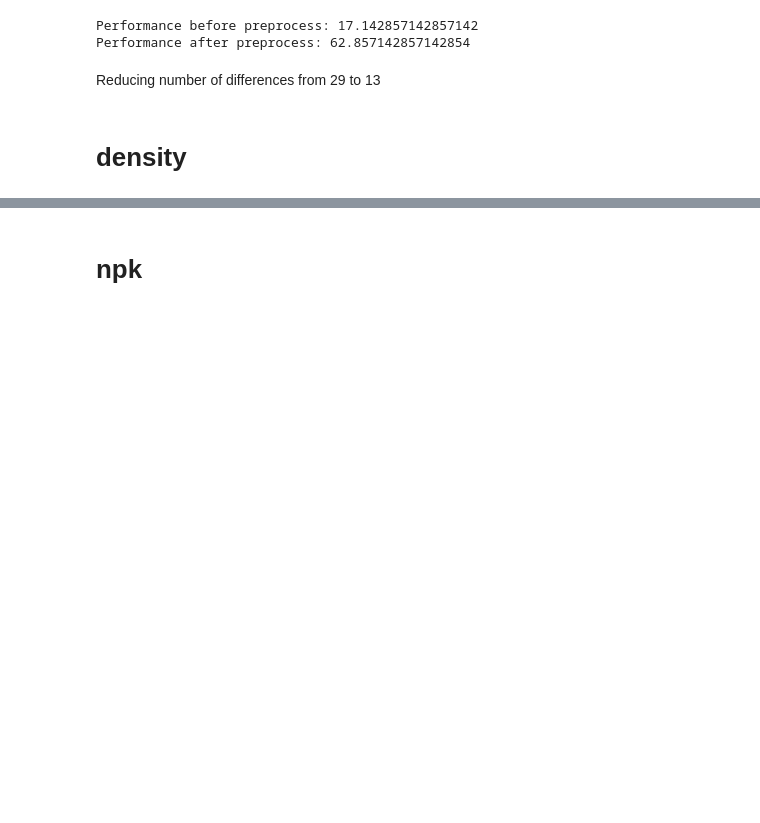
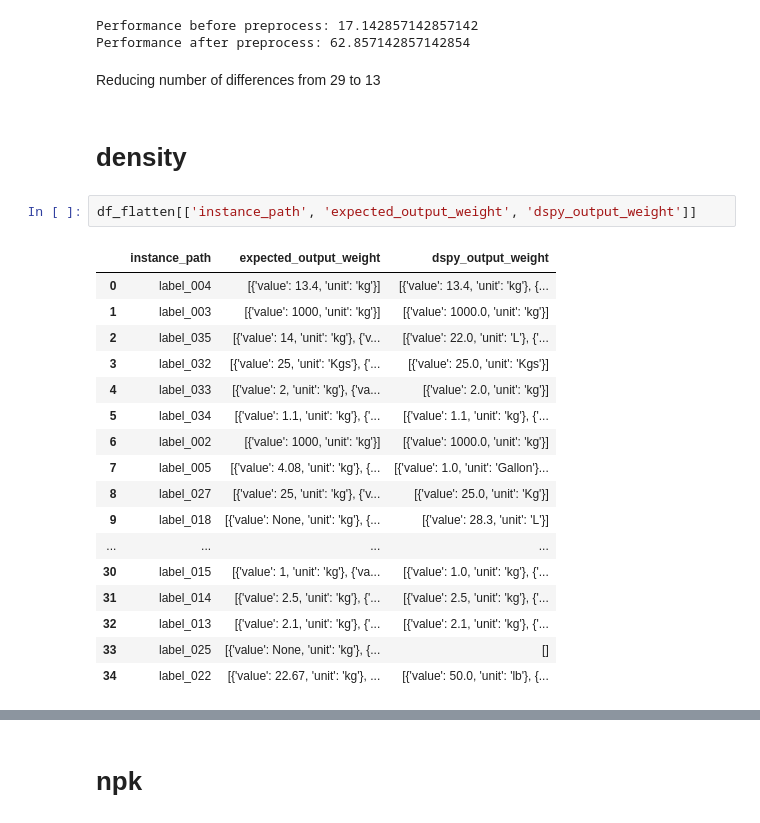
Before and after one commit to ai-cfia/fertiscan-pipeline, a Jupyter notebook: notebooks/metric.ipynb, the cells around one changed output, grey strips where cells are left out. Drawn from its saved outputs; the diff is of its cells as text; blank space fills up the shorter version.

```diff
--- a/notebooks/metric.ipynb
+++ b/notebooks/metric.ipynb
@@ -1254,8 +1281,28 @@ print("Performance after preprocess:", len(df_flatten[df_flatten['expected_outpu
 # %% [output]
 Performance before preprocess: 17.142857142857142
 Performance after preprocess: 62.857142857142854
-# %% [markdown]
-Reducing number of differences from 29 to 13
+# %% [markdown]
+Reducing number of differences from 29 to 13
 # %% [markdown]
 # density
+# %%
+df_flatten[['instance_path', 'expected_output_weight', 'dspy_output_weight']]
+# %% [output]
+|  | instance_path | expected_output_weight | dspy_output_weight |
+| 0 | label_004 | [{'value': 13.4, 'unit': 'kg'}] | [{'value': 13.4, 'unit': 'kg'}, {... |
+| 1 | label_003 | [{'value': 1000, 'unit': 'kg'}] | [{'value': 1000.0, 'unit': 'kg'}] |
+| 2 | label_035 | [{'value': 14, 'unit': 'kg'}, {'v... | [{'value': 22.0, 'unit': 'L'}, {'... |
+| 3 | label_032 | [{'value': 25, 'unit': 'Kgs'}, {'... | [{'value': 25.0, 'unit': 'Kgs'}] |
+| 4 | label_033 | [{'value': 2, 'unit': 'kg'}, {'va... | [{'value': 2.0, 'unit': 'kg'}] |
+| 5 | label_034 | [{'value': 1.1, 'unit': 'kg'}, {'... | [{'value': 1.1, 'unit': 'kg'}, {'... |
+| 6 | label_002 | [{'value': 1000, 'unit': 'kg'}] | [{'value': 1000.0, 'unit': 'kg'}] |
+| 7 | label_005 | [{'value': 4.08, 'unit': 'kg'}, {... | [{'value': 1.0, 'unit': 'Gallon'}... |
+| 8 | label_027 | [{'value': 25, 'unit': 'kg'}, {'v... | [{'value': 25.0, 'unit': 'Kg'}] |
+| 9 | label_018 | [{'value': None, 'unit': 'kg'}, {... | [{'value': 28.3, 'unit': 'L'}] |
+| ... | ... | ... | ... |
+| 30 | label_015 | [{'value': 1, 'unit': 'kg'}, {'va... | [{'value': 1.0, 'unit': 'kg'}, {'... |
+| 31 | label_014 | [{'value': 2.5, 'unit': 'kg'}, {'... | [{'value': 2.5, 'unit': 'kg'}, {'... |
+| 32 | label_013 | [{'value': 2.1, 'unit': 'kg'}, {'... | [{'value': 2.1, 'unit': 'kg'}, {'... |
+| 33 | label_025 | [{'value': None, 'unit': 'kg'}, {... | [] |
+| 34 | label_022 | [{'value': 22.67, 'unit': 'kg'}, ... | [{'value': 50.0, 'unit': 'lb'}, {... |
 # %%
```
Also changed, not shown: parts of 66 cells of this notebook.
